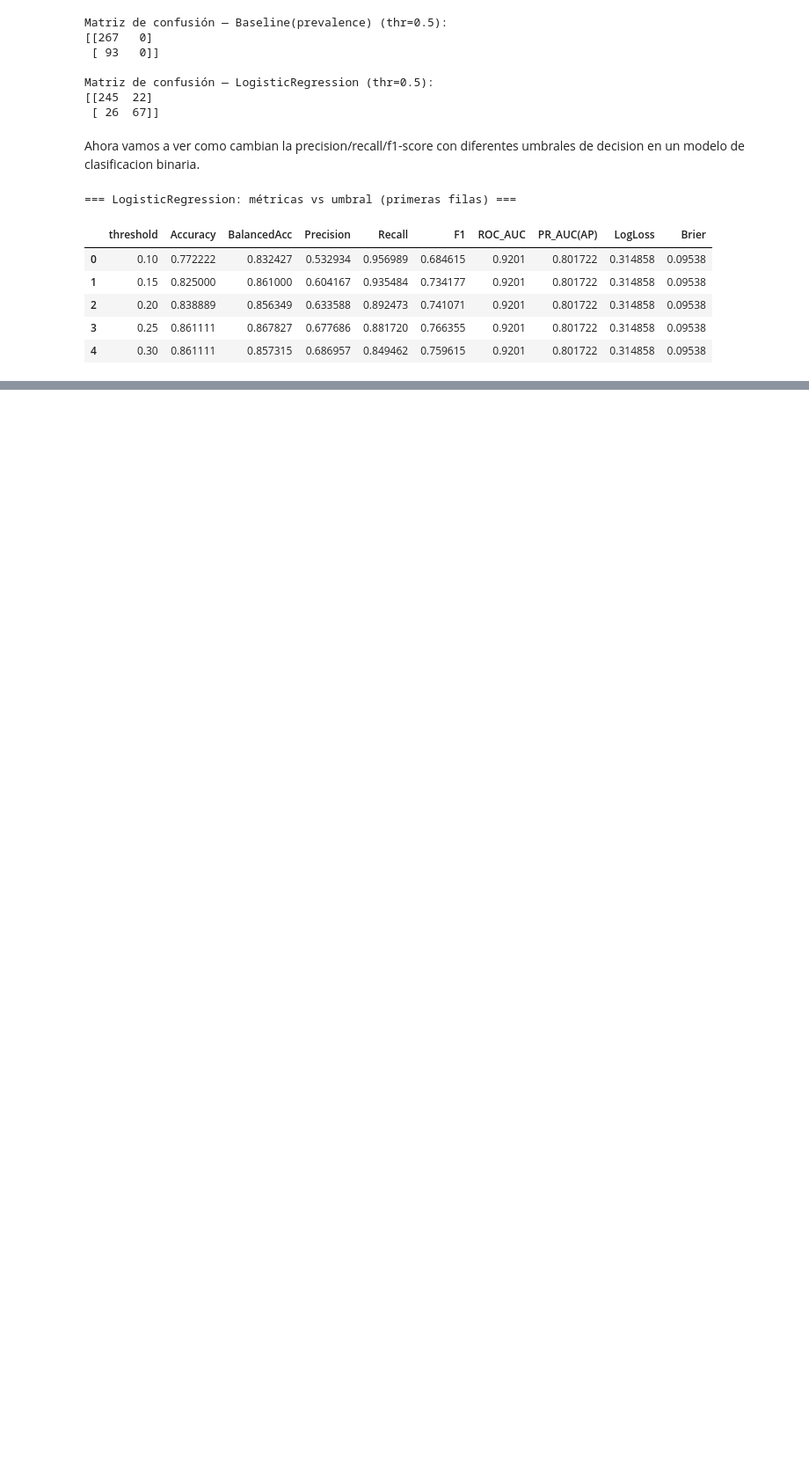
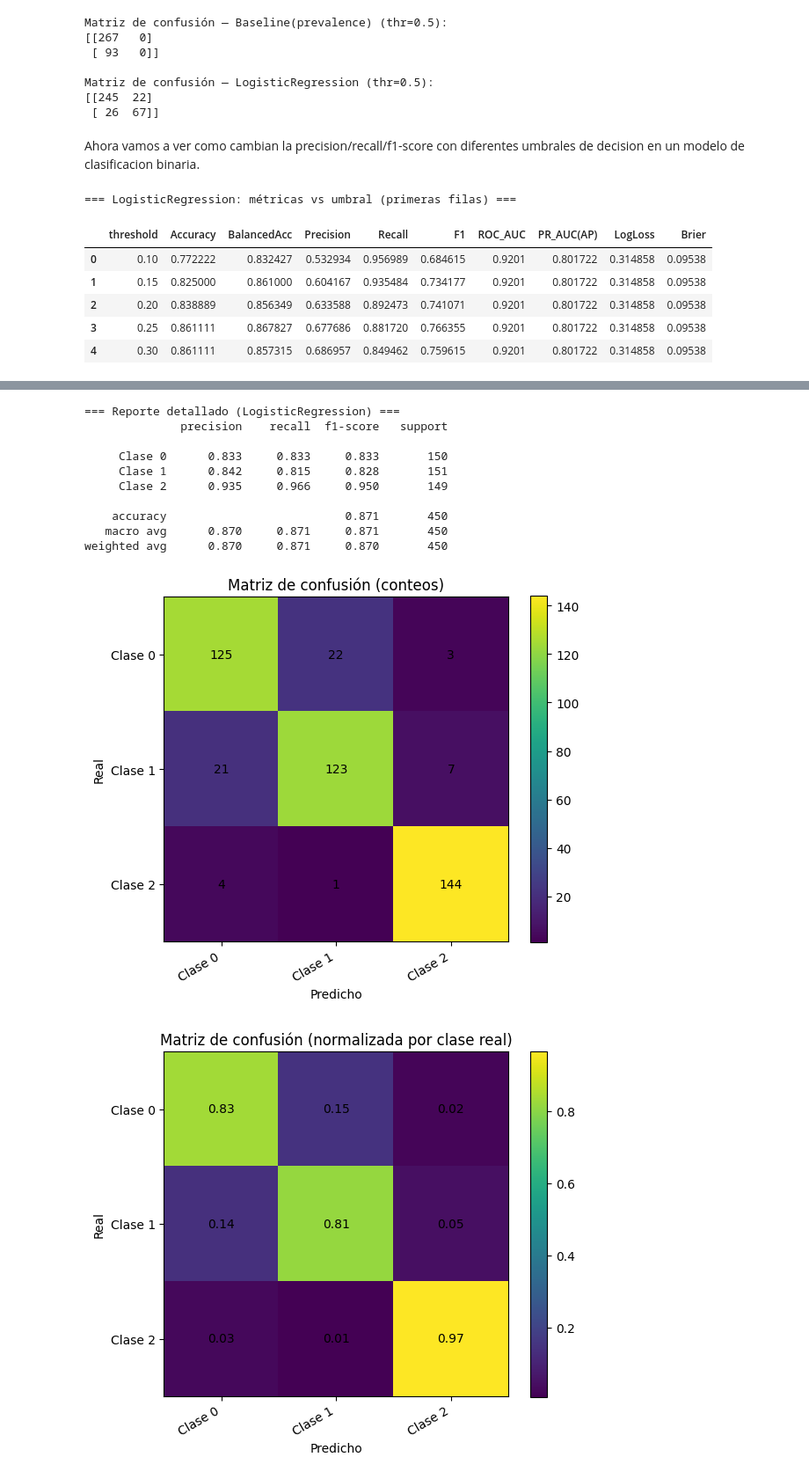
Before and after one commit to AlexSG29/Machine-Learning-Class, a Jupyter notebook: Machine_Learning_1raClase.ipynb, the cells around one changed output, grey strips where cells are left out. Shown at 88% size. Drawn from its saved outputs; the diff is of its cells as text; code cells hidden in the pictures; blank space fills up the shorter version.

```diff
--- a/Machine_Learning_1raClase.ipynb
+++ b/Machine_Learning_1raClase.ipynb
@@ -512,8 +513,7 @@ proba_base = np.tile(priors.values, (len(yte), 1))
 # 3) Modelo: Logistic Regression multiclase (multinomial)
 clf_mc = LogisticRegression(
     max_iter=5000,
-    solver="lbfgs",
-    multi_class="multinomial"
+    solver="lbfgs"
 )
 clf_mc.fit(Xtr, ytr)
 
@@ -574,0 +579,12 @@ TypeError: LogisticRegression.__init__() got an unexpected keyword argument 'mul
+=== Reporte detallado (LogisticRegression) ===
+              precision    recall  f1-score   support
+
+     Clase 0      0.833     0.833     0.833       150
+     Clase 1      0.842     0.815     0.828       151
+     Clase 2      0.935     0.966     0.950       149
+
+    accuracy                          0.871       450
+   macro avg      0.870     0.871     0.871       450
+weighted avg      0.870     0.871     0.870       450
+[figure, added]
+[figure, added]
```
Also changed, not shown: parts of 2 cells of this notebook.
